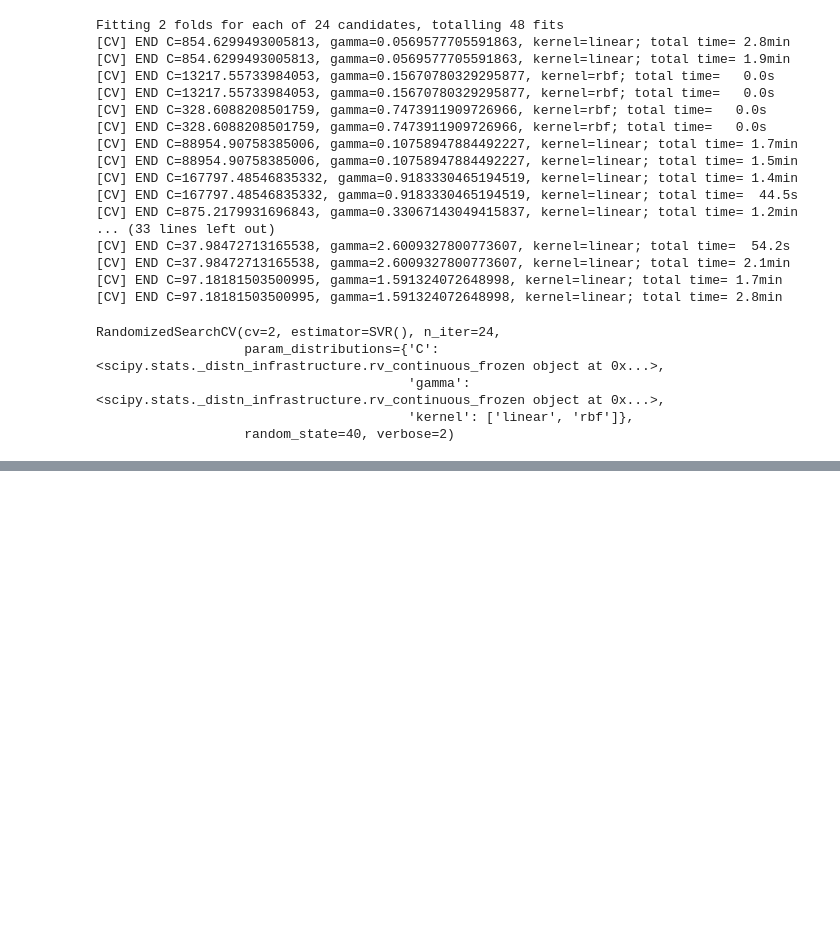
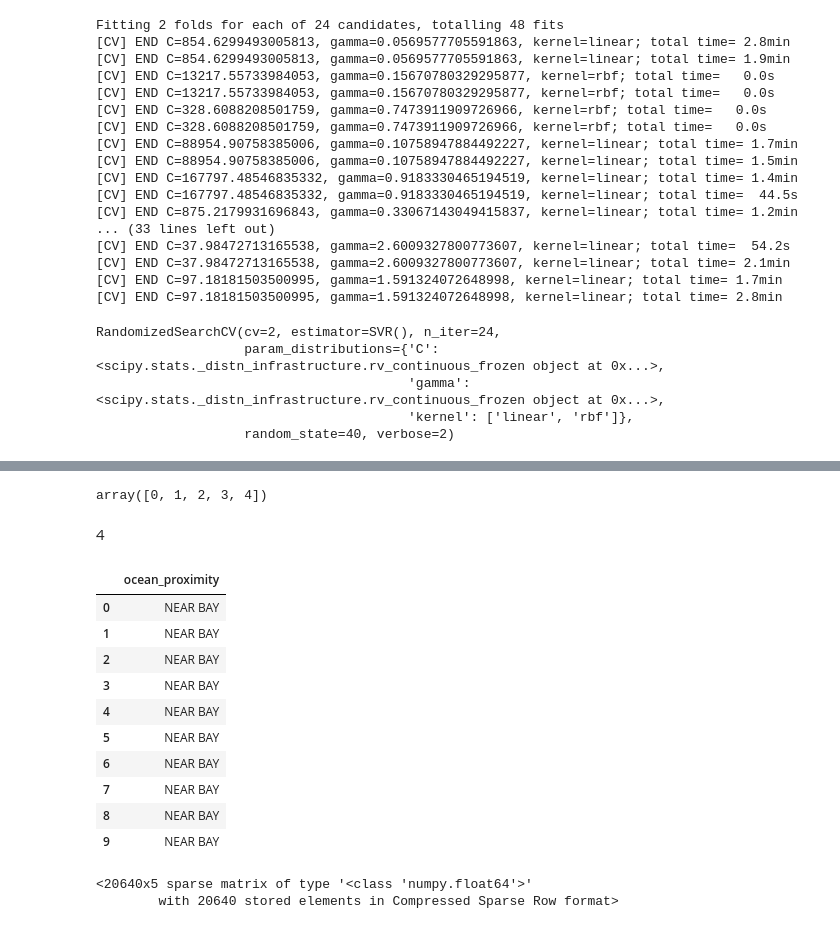
Before and after one commit to RhonanBangay/CPEN-EXE-LAB, a Jupyter notebook: Question_1.ipynb, the cells around one changed output, grey strips where cells are left out. Saved outputs shown, nothing was run; the diff lists cells and outputs as text; code cells hidden in the pictures; blank space fills up the shorter version.

```diff
--- a/Question_1.ipynb
+++ b/Question_1.ipynb
@@ -2,0 +57,15 @@
+# %%
+# Divide by 1.5 to limit the number of income categories
+housing["income_cat"] = np.ceil(housing["median_income"] / 1.5)
+# Label those above 5 as 5
+housing["income_cat"].where(housing["income_cat"] < 5, 5.0, inplace=True)
+# %%
+from sklearn.model_selection import StratifiedShuffleSplit
+
+split = StratifiedShuffleSplit(n_splits=1, test_size=0.2, random_state=42)
+for train_index, test_index in split.split(housing, housing["income_cat"]):
+    strat_train_set = housing.loc[train_index]
+    strat_test_set = housing.loc[test_index]
+# %%
+housing = strat_train_set.drop("median_house_value", axis=1) # drop labels for training set
+housing_labels = strat_train_set["median_house_value"].copy()
@@ -194,0 +290,6 @@ ValueError: ignored
+# %%
+feature_importances = [1,2,3,3,4]
+top_k_feature_indices = indices_of_top_k(feature_importances,k)
+top_k_feature_indices
+# %% [output]
+array([0, 1, 2, 3, 4])
@@ -194,0 +301,17 @@ ValueError: ignored
+# %% [markdown]
+4
+# %%
+housing_cat = housing[['ocean_proximity']]
+housing_cat.head(10)
+# %% [output]
+|  | ocean_proximity |
+| 0 | NEAR BAY |
+| 1 | NEAR BAY |
+| 2 | NEAR BAY |
+| 3 | NEAR BAY |
+| 4 | NEAR BAY |
+| 5 | NEAR BAY |
+| 6 | NEAR BAY |
+| 7 | NEAR BAY |
+| 8 | NEAR BAY |
+| 9 | NEAR BAY |
@@ -194,0 +348,13 @@ ValueError: ignored
+# %%
+try:
+    from sklearn.preprocessing import OrdinalEncoder # just to raise an ImportError if Scikit-Learn < 0.20
+    from sklearn.preprocessing import OneHotEncoder
+except ImportError:
+    from future_encoders import OneHotEncoder # Scikit-Learn < 0.20
+
+cat_encoder = OneHotEncoder()
+housing_cat_1hot = cat_encoder.fit_transform(housing_cat)
+housing_cat_1hot
+# %% [output]
+<20640x5 sparse matrix of type '<class 'numpy.float64'>'
+        with 20640 stored elements in Compressed Sparse Row format>
```
Also changed, not shown: parts of 26 cells of this notebook.
